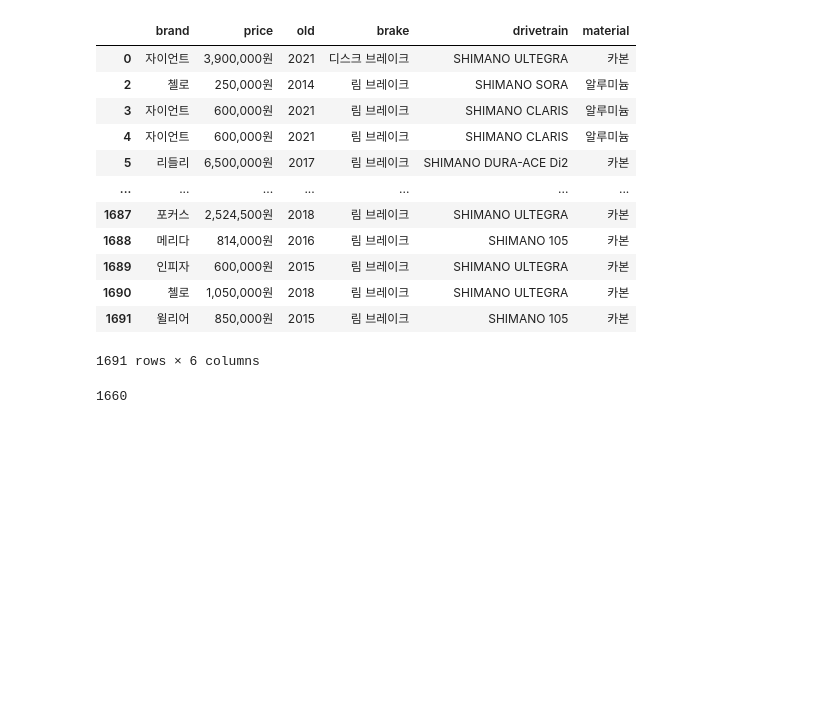
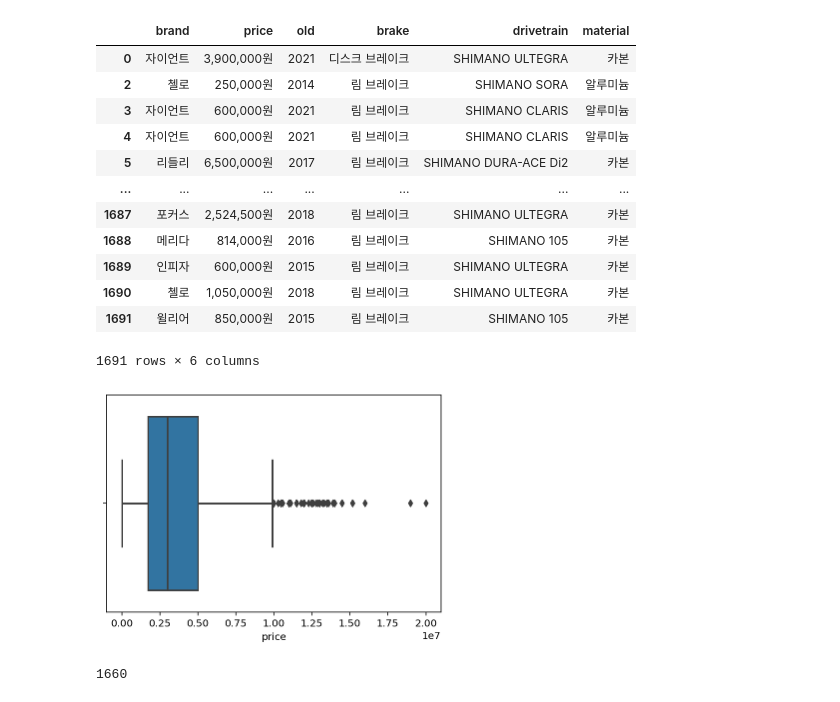
Before and after one commit to MaengJoonYoung/Section3_Project, a Jupyter notebook: Preprocessing&model_test.ipynb, the cells around one changed output. Cells and saved outputs as stored; diff of their text form; code cells hidden in the pictures; blank space fills up the shorter version.

Commit message:
visualization

```diff
--- a/Preprocessing&model_test.ipynb
+++ b/Preprocessing&model_test.ipynb
@@ -36,6 +54,6 @@ Saving used_bicycle.db to used_bicycle.db
 # %%
 # 데이터 베이스 연결
-conn = sqlite3.connect('used_bicycle.db')
+conn = sqlite3.connect('used_bicycle (1).db')
 # %%
 # DB 내 데이터 데이터 프레임으로 불러오기
 df = pd.read_sql_query("SELECT * FROM bicycle", conn)
@@ -95,6 +113,13 @@ df_new
 # 가격 특성 전처리
 df_new['price'] = df_new['price'].str.replace(',','')
 df_new['price'] = df_new['price'].str.replace('원','').astype(int)
+# %%
+# 가격 이상치 확인
+sns.boxplot(df_new['price'])
+
+plt.show()
+# %% [output]
+[figure, added]
 # %%
 # 가격 특성 이상치 제거
 from scipy import stats
```
Also changed, not shown: parts of 3 cells of this notebook.
